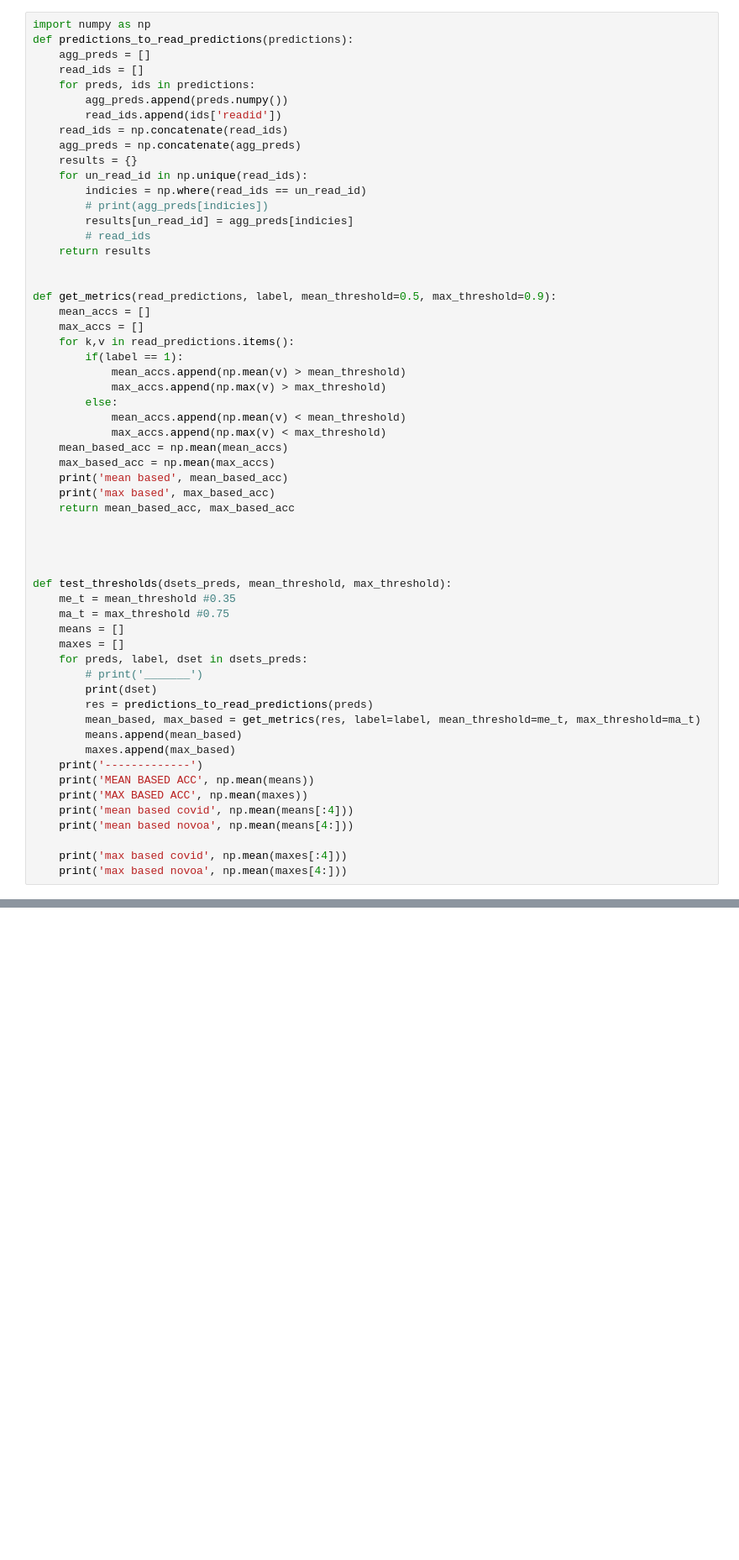
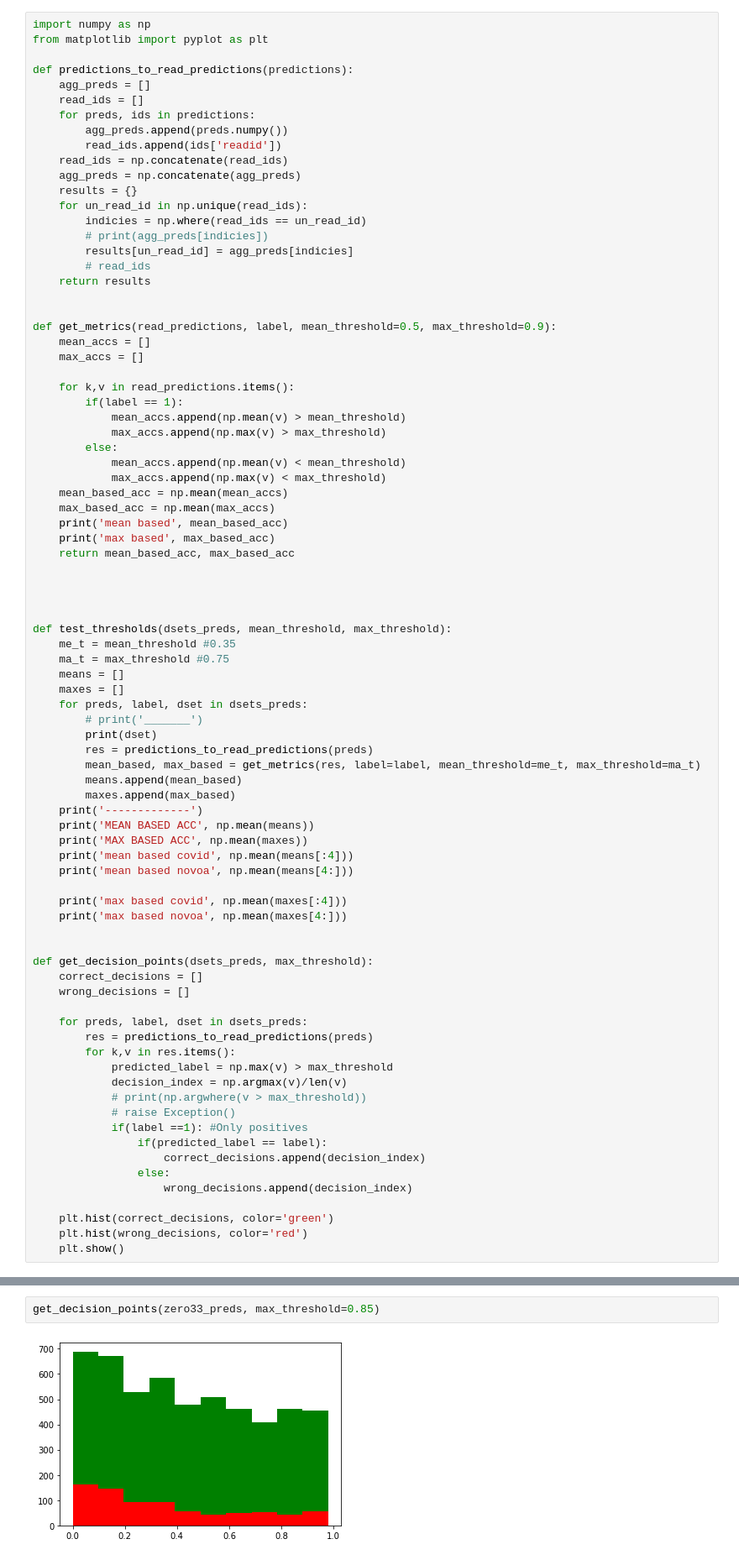
Before and after one commit to maragkakislab/rnakinet, a Jupyter notebook: rnamodif/evaluation/Evaluation_full_reads.ipynb, the cells around one changed output, grey strips where cells are left out. Shown at 84% size. Saved outputs shown, nothing was run; the diff lists cells and outputs as text; blank space fills up the shorter version.

Commit message:
Add decision point plots

```diff
--- a/rnamodif/evaluation/Evaluation_full_reads.ipynb
+++ b/rnamodif/evaluation/Evaluation_full_reads.ipynb
@@ -48,6 +48,8 @@ def get_dsets_preds(checkpoint):
     return dsets_preds
 # %%
 import numpy as np
+from matplotlib import pyplot as plt
+
 def predictions_to_read_predictions(predictions):
     agg_preds = []
     read_ids = []
@@ -68,6 +70,7 @@ def predictions_to_read_predictions(predictions):
 def get_metrics(read_predictions, label, mean_threshold=0.5, max_threshold=0.9):
     mean_accs = []
     max_accs = []
+
     for k,v in read_predictions.items():
         if(label == 1):
             mean_accs.append(np.mean(v) > mean_threshold)
@@ -104,6 +107,28 @@ def test_thresholds(dsets_preds, mean_threshold, max_threshold):
 
     print('max based covid', np.mean(maxes[:4]))
     print('max based novoa', np.mean(maxes[4:]))
+
+
+def get_decision_points(dsets_preds, max_threshold):
+    correct_decisions = []
+    wrong_decisions = []
+
+    for preds, label, dset in dsets_preds:
+        res = predictions_to_read_predictions(preds)
+        for k,v in res.items():
+            predicted_label = np.max(v) > max_threshold
+            decision_index = np.argmax(v)/len(v)
+            # print(np.argwhere(v > max_threshold))
+            # raise Exception()
+            if(label ==1): #Only positives
+                if(predicted_label == label):
+                    correct_decisions.append(decision_index)
+                else:
+                    wrong_decisions.append(decision_index)
+
+    plt.hist(correct_decisions, color='green')
+    plt.hist(wrong_decisions, color='red')
+    plt.show()
 # %%
 from sklearn import metrics
 from matplotlib import pyplot as plt
@@ -210,0 +309,4 @@ test_thresholds(mix_preds, mean_threshold=0.33, max_threshold=0.8)
+# %%
+get_decision_points(zero33_preds, max_threshold=0.85)
+# %% [output]
+[figure, added]
```
Also changed, not shown: parts of 6 cells of this notebook, 1 other file.
